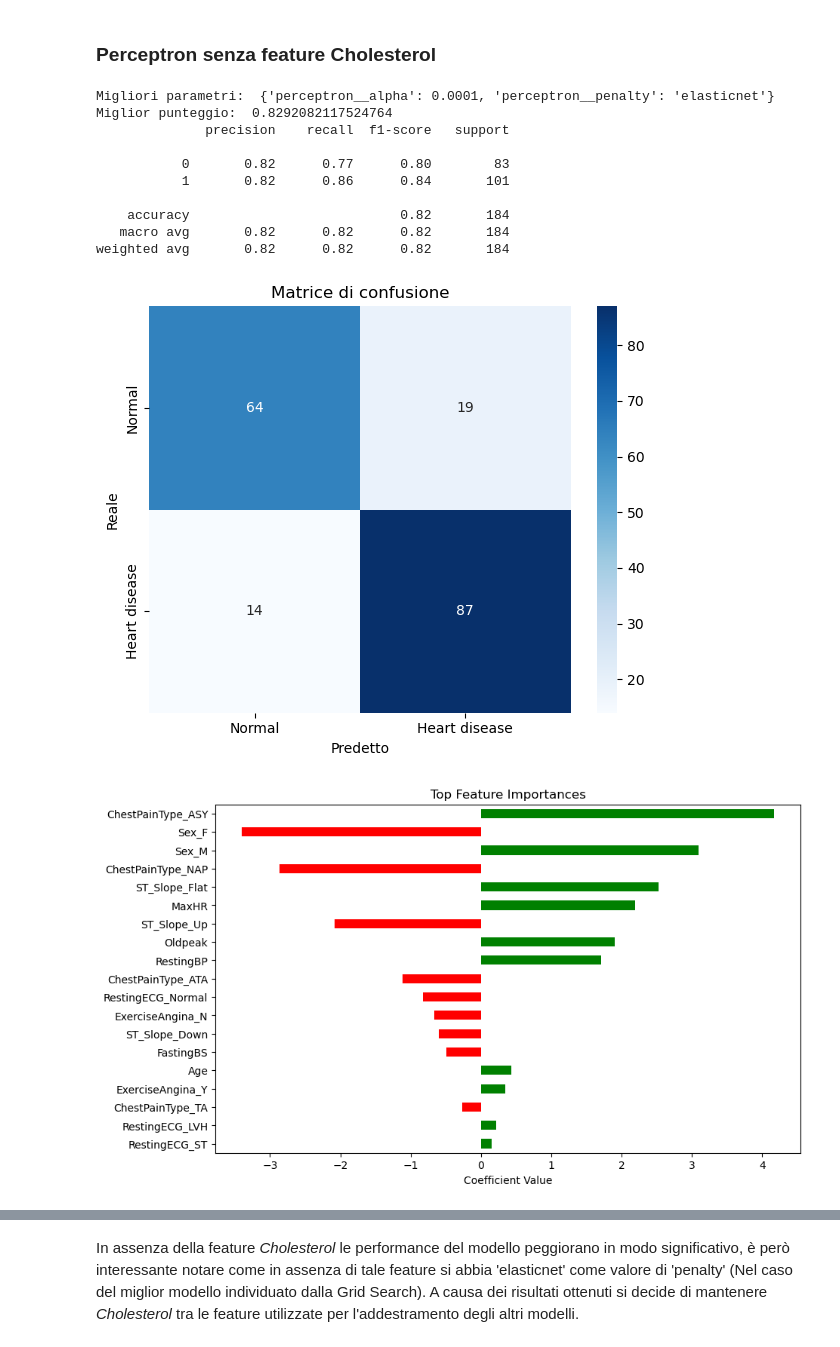
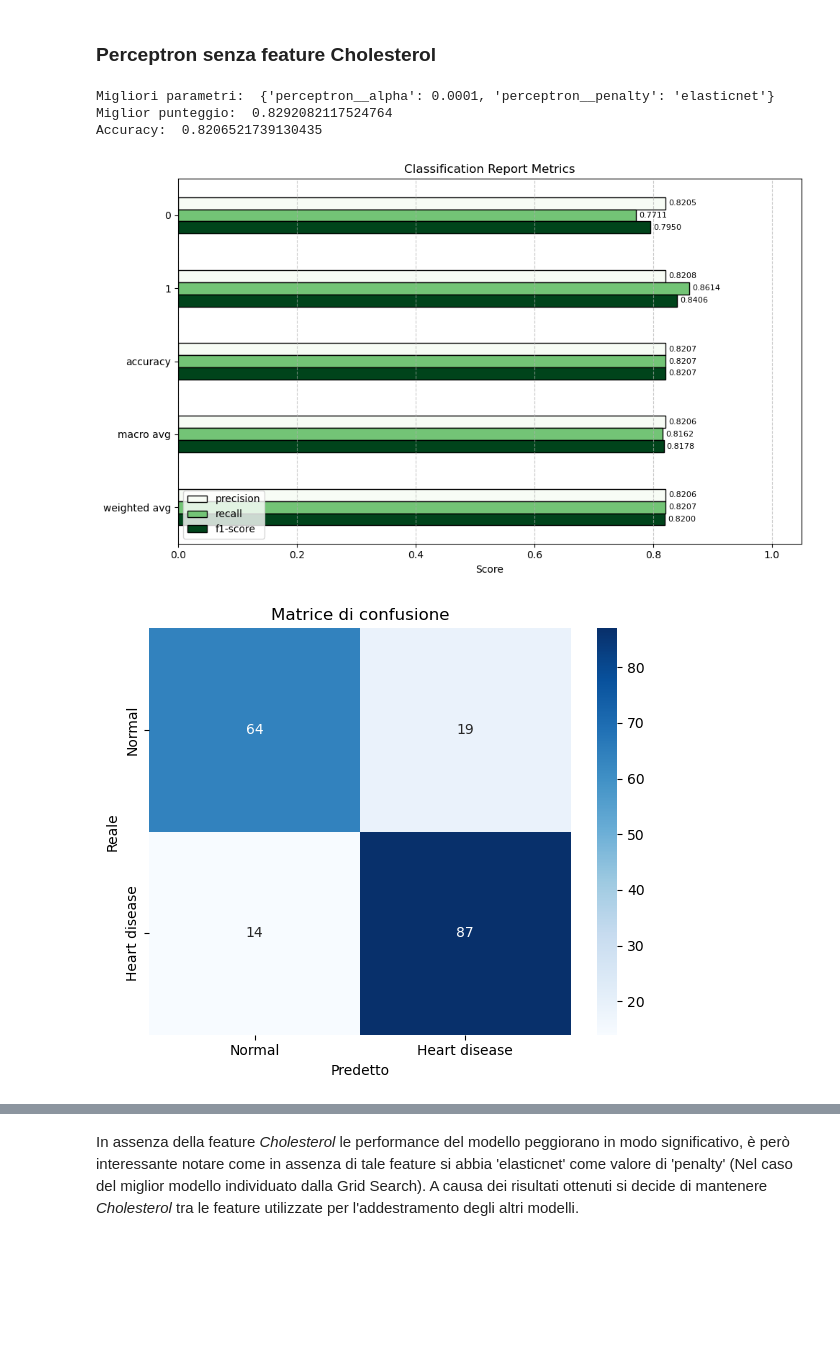
Before and after one commit to Orbmad/Data_Intensive_project, a Jupyter notebook: heart_failure_prediction.ipynb, the cells around one changed output, grey strips where cells are left out. Cells and saved outputs as stored; diff of their text form; code cells hidden in the pictures; blank space fills up the shorter version.

```diff
--- a/heart_failure_prediction.ipynb
+++ b/heart_failure_prediction.ipynb
@@ -404,6 +404,28 @@ def plot_confusion_matrix(y_true, y_pred, class_order=[0, 1], class_labels=['Nor
     plt.tight_layout()
     plt.show()
 
+def plot_classification_report(report_dict, include_avg=True, figsize=(10, 6), cmap='Greens'):
+    df = pd.DataFrame(report_dict).transpose()
+    df = df.drop(columns=['support'], errors='ignore')
+    if not include_avg:
+        df = df.loc[~df.index.str.contains('avg')]
+
+    df = df[['precision', 'recall', 'f1-score']]
+
+    ax = df.plot(kind='barh', figsize=figsize, colormap=cmap, edgecolor='black')
+
+    for container in ax.containers:
+        ax.bar_label(container, fmt='%.4f', label_type='edge', padding=3, fontsize=8)
+
+    plt.title("Classification Report Metrics")
+    plt.xlabel("Score")
+    plt.xlim(0, 1.05)
+    plt.grid(axis='x', linestyle='--', alpha=0.7)
+    plt.gca().invert_yaxis()
+    ax.legend(loc='lower left')
+    plt.tight_layout()
+    plt.show()
+
 def plot_feature_importance(model, feature_names, top_n=20):
     coefs = model.coef_.flatten()
 
@@ -497,41 +514,37 @@ preprocessor_nC = ColumnTransformer(
     transformers=[
         ('num', StandardScaler(), numerical_features_nC)
     ],
     remainder='passthrough'
 )
 
 perceptron_nC = Pipeline([
     ('std', preprocessor_nC),
     ('perceptron', Perceptron(early_stopping=True, n_iter_no_change=10))
 ])
 
 perceptron_cv_noCholesterol = GridSearchCV(perceptron_nC, perceptron_parameters, cv=5, scoring='f1', refit=True)
 
 X_train_noCholesterol = X_train.drop(columns=['Cholesterol'])
 X_test_noCholesterol = X_test.drop(columns=['Cholesterol'])
 
 perceptron_cv_noCholesterol.fit(X_train_noCholesterol, y_train)
 
 print('Migliori parametri: ', perceptron_cv_noCholesterol.best_params_)
 print('Miglior punteggio: ', perceptron_cv_noCholesterol.best_score_)
 
 best_perceptron_nC = perceptron_cv_noCholesterol.best_estimator_
 perceptron_nC_pred = best_perceptron_nC.predict(X_test_noCholesterol)
-print(classification_report(y_test, perceptron_nC_pred))
+
+perceptron_nC_cr = classification_report(y_test, perceptron_nC_pred, output_dict=True)
+print("Accuracy: ", perceptron_nC_cr['accuracy'])
+plot_classification_report(perceptron_nC_cr)
 
 plot_confusion_matrix(y_test, perceptron_nC_pred)
 
 plot_feature_importance(best_perceptron_nC.named_steps['perceptron'], X_train_noCholesterol.columns)
 # %% [output]
 Migliori parametri:  {'perceptron__alpha': 0.0001, 'perceptron__penalty': 'elasticnet'}
 Miglior punteggio:  0.8292082117524764
-              precision    recall  f1-score   support
-
-           0       0.82      0.77      0.80        83
-           1       0.82      0.86      0.84       101
-
-    accuracy                           0.82       184
-   macro avg       0.82      0.82      0.82       184
-weighted avg       0.82      0.82      0.82       184
+Accuracy:  0.8206521739130435
-[figure, old version]
+[figure, new version]
-[figure, old version]
+[figure, new version]
```
Also changed, not shown: parts of 11 cells of this notebook, 1 other file.
